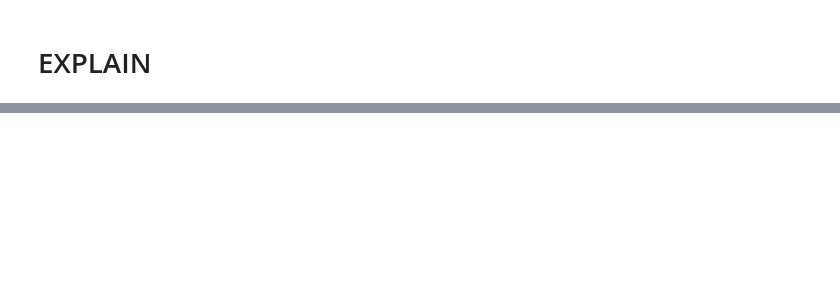
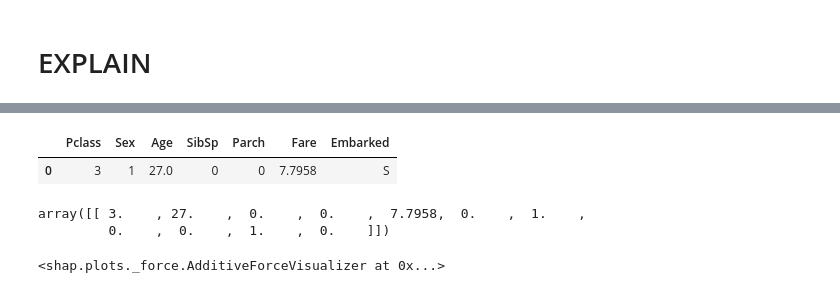
Before and after one commit to AlexandreGazagnes/for-nora, a Jupyter notebook: notebooks/03_explanation.ipynb, the cells around one changed output, grey strips where cells are left out. Cells and saved outputs as stored; diff of their text form; code cells hidden in the pictures; blank space fills up the shorter version.

```diff
--- a/notebooks/03_explanation.ipynb
+++ b/notebooks/03_explanation.ipynb
@@ -140,9 +265,22 @@ _id
 # %%
 __X, __Passenger_id, __Survived = extract_vect(_id, df_train)
 # %%
-pd.Series(__X)
+pd.DataFrame([pd.Series(__X), ])
+# %% [output]
+|  | Pclass | Sex | Age | SibSp | Parch | Fare | Embarked |
+| 0 | 3 | 1 | 27.0 | 0 | 0 | 7.7958 | S |
+# %%
+imputer.transform(preprocessor.transform(pd.DataFrame([pd.Series(__X), ])))
+# %% [output]
+array([[ 3.    , 27.    ,  0.    ,  0.    ,  7.7958,  0.    ,  1.    ,
+         0.    ,  0.    ,  1.    ,  0.    ]])
 # %%
-shap.force_plot(explainer.expected_value[1], shap_values[1][0,:], pd.Series(__X), show=False)
+shap.force_plot(explainer.expected_value[1],
+                 shap_values[1][0,:],
+                imputer.transform(preprocessor.transform(pd.DataFrame([pd.Series(__X), ]))),
+                 show=False)
+# %% [output]
+<shap.plots._force.AdditiveForceVisualizer at 0x...>
 # %%
 shap_false = shap_values[0]
 shap_true = shap_values[1]
```
Also changed, not shown: parts of 39 cells of this notebook.
